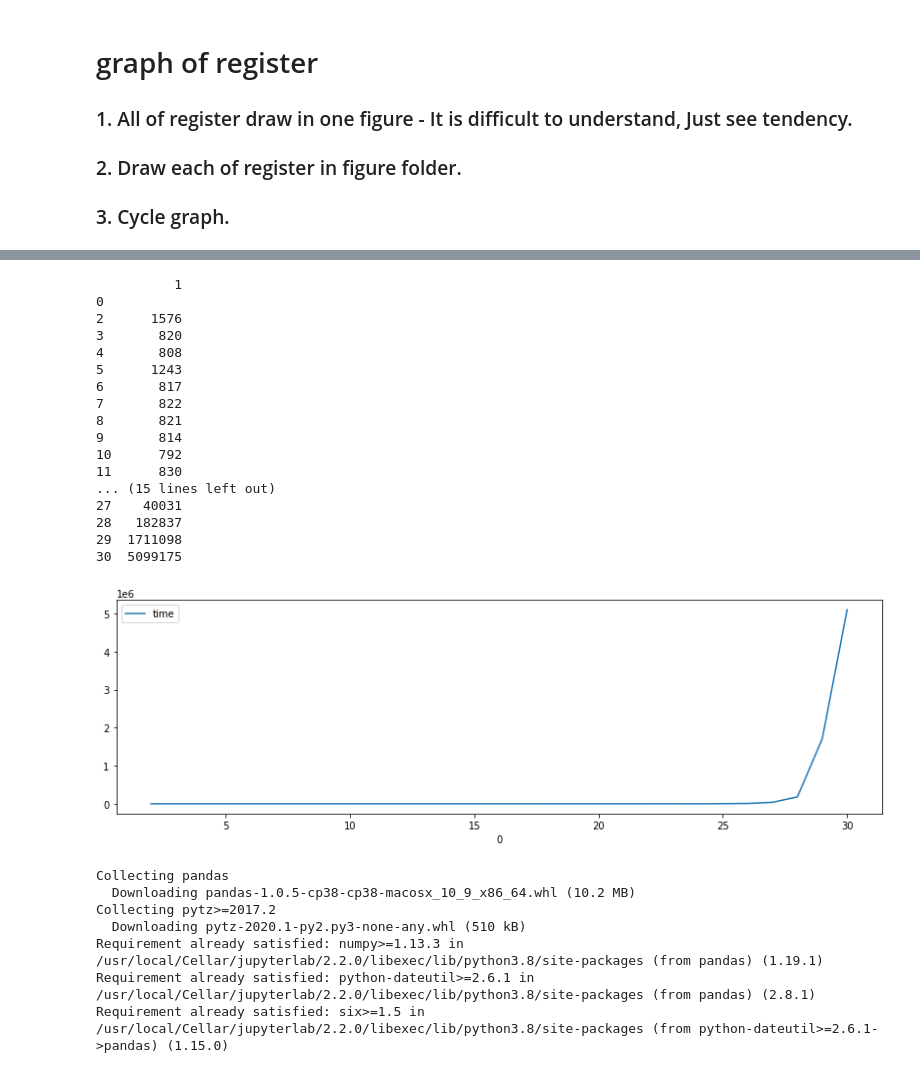
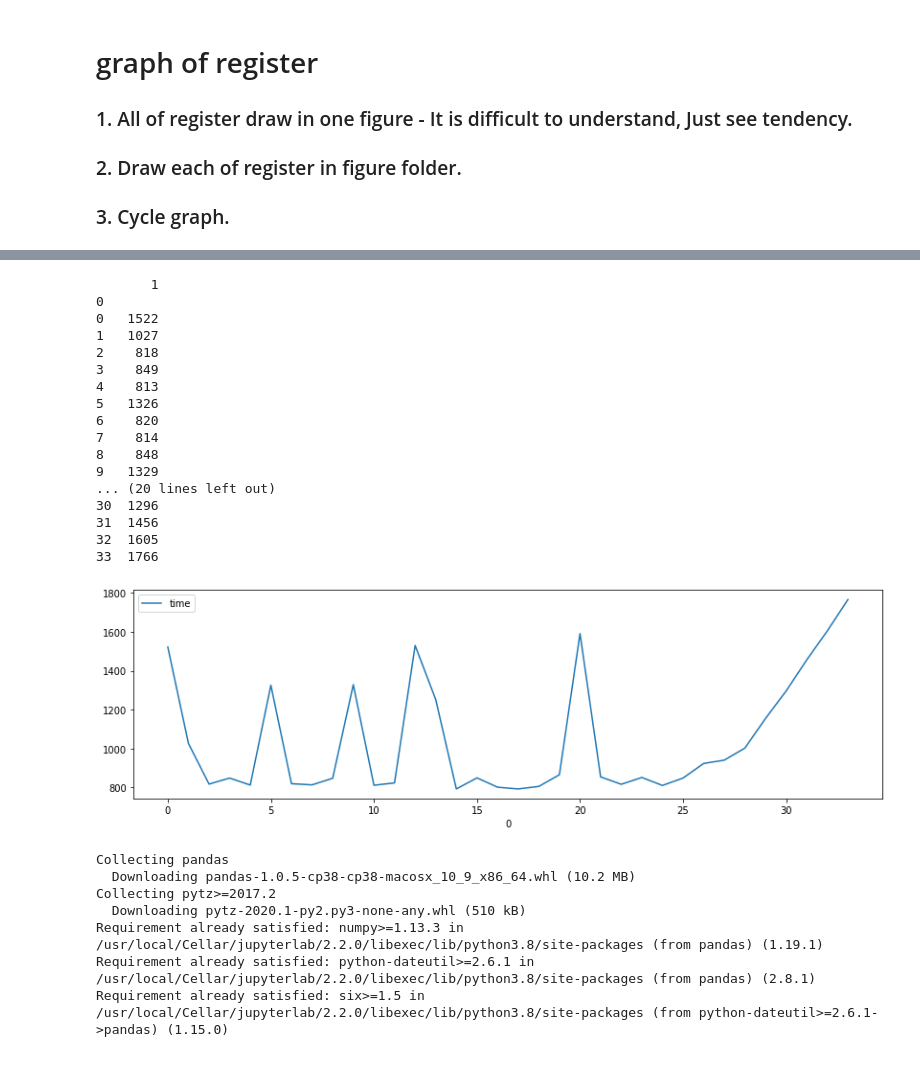
Before and after one commit to H0TSUN/Graph_meterial, a Jupyter notebook: graph_register.ipynb, the cells around one changed output, grey strips where cells are left out. Saved outputs shown, nothing was run; the diff lists cells and outputs as text; code cells hidden in the pictures.

```diff
--- a/graph_register.ipynb
+++ b/graph_register.ipynb
@@ -98,43 +105,43 @@ main()
 # %%
 from matplotlib import pyplot as plt, patches
 import os
 import csv
 import numpy as np
 import pandas as pd
 
-df = pd.read_csv("rv5_30/raw_cycle_count.csv", header=None, index_col=0)
+df = pd.read_csv("rv5_30_nop+/raw_cycle_count.csv", header=None, index_col=0)
 print(df)
 ax = df.plot()
 ax.legend(["time"])
 #save path
-path = 'rv5_30/figures'
+path = 'rv5_30_nop+/figures'
 figname = 'cycle_count.png'
 dest = os.path.join(path, figname)
 
 #file save
 plt.savefig(dest)
 plt.show()
 plt.cla()
 plt.close()
 # %% [output]
-          1
+       1
 0
-2      1576
-3       820
-4       808
-5      1243
-6       817
-7       822
-8       821
-9       814
-10      792
-11      830
-... (15 lines left out)
-27    40031
-28   182837
-29  1711098
-30  5099175
+0   1522
+1   1027
+2    818
+3    849
+4    813
+5   1326
+6    820
+7    814
+8    848
+9   1329
+... (20 lines left out)
+30  1296
+31  1456
+32  1605
+33  1766
-[figure, old version]
+[figure, new version]
 # %%
 pip install pandas
 # %% [output]
```
Also changed, not shown: parts of 2 cells of this notebook.
